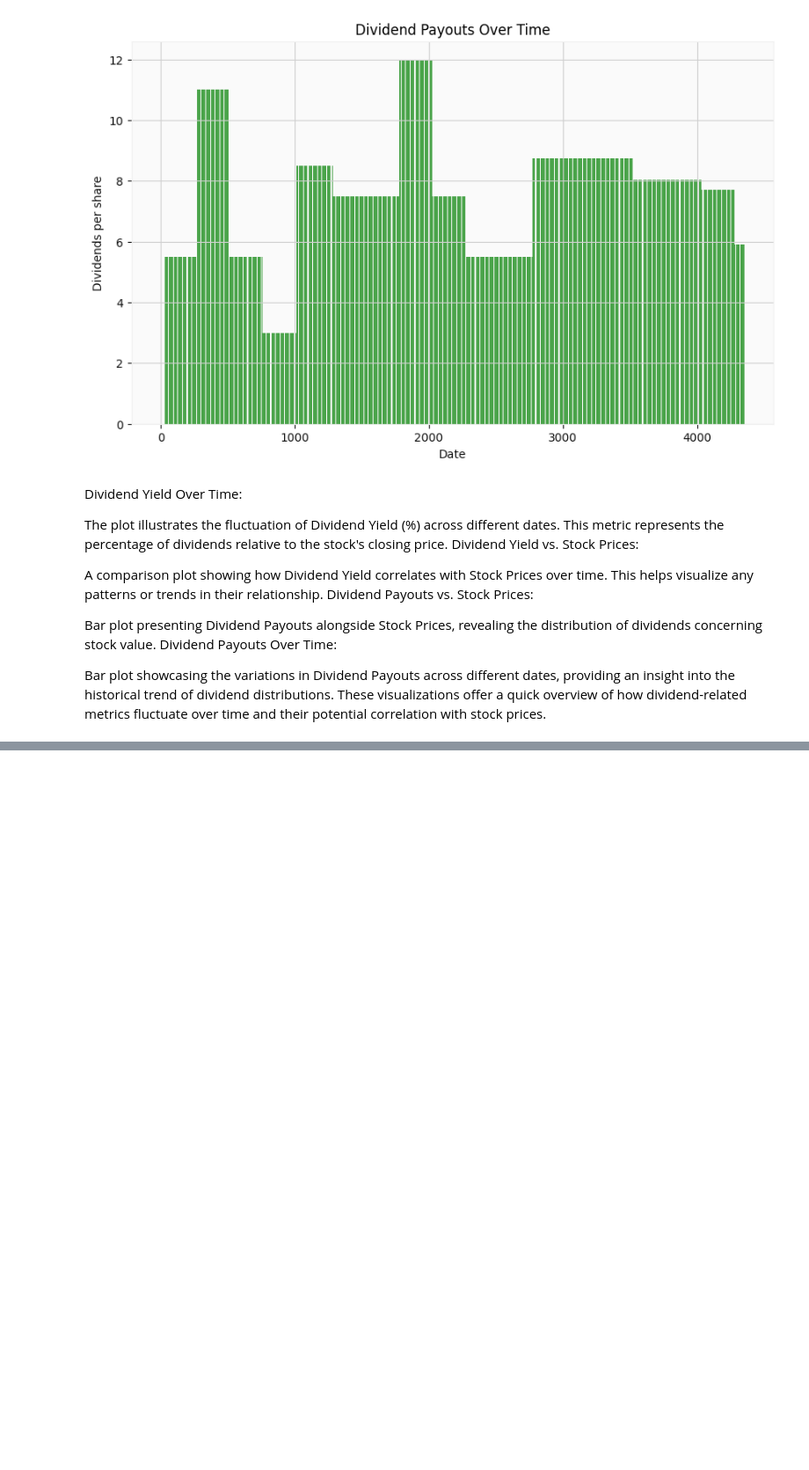
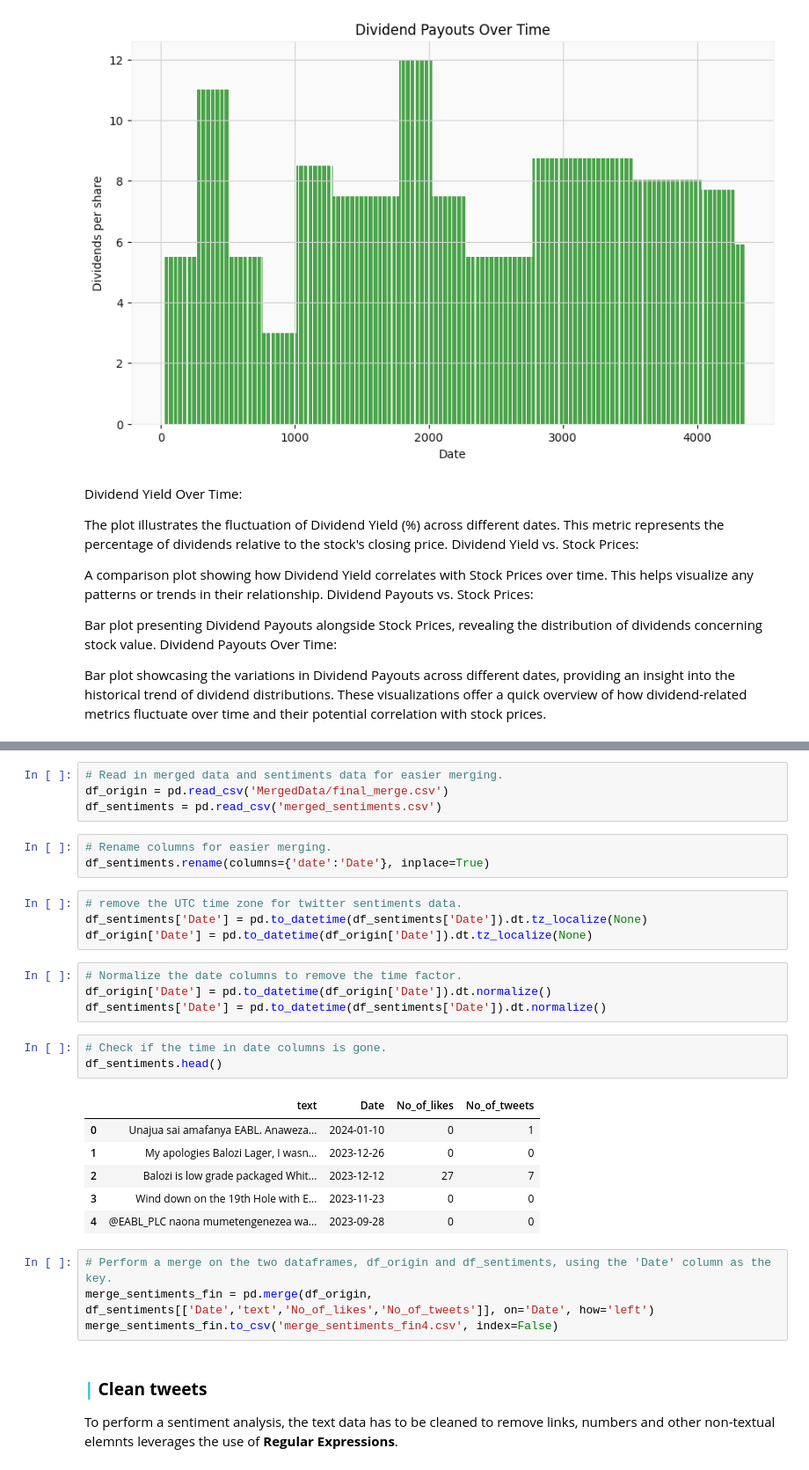
Before and after one commit to derak-isaack/dsc-capstone-project_finale, a Jupyter notebook: main.ipynb, the cells around one changed output, grey strips where cells are left out. Shown at 88% size. Saved outputs shown, nothing was run; the diff lists cells and outputs as text; blank space fills up the shorter version.

Commit message:
commenced sentiment analysis

```diff
--- a/main.ipynb
+++ b/main.ipynb
@@ -848,0 +839,33 @@ Each firm or organization should prioritize the interests of stakeholders before
+# %%
+# Read in merged data and sentiments data for easier merging.
+df_origin = pd.read_csv('MergedData/final_merge.csv')
+df_sentiments = pd.read_csv('merged_sentiments.csv')
+# %%
+# Rename columns for easier merging.
+df_sentiments.rename(columns={'date':'Date'}, inplace=True)
+# %%
+# remove the UTC time zone for twitter sentiments data.
+df_sentiments['Date'] = pd.to_datetime(df_sentiments['Date']).dt.tz_localize(None)
+df_origin['Date'] = pd.to_datetime(df_origin['Date']).dt.tz_localize(None)
+# %%
+# Normalize the date columns to remove the time factor.
+df_origin['Date'] = pd.to_datetime(df_origin['Date']).dt.normalize()
+df_sentiments['Date'] = pd.to_datetime(df_sentiments['Date']).dt.normalize()
+# %%
+# Check if the time in date columns is gone.
+df_sentiments.head()
+# %% [output]
+|  | text | Date | No_of_likes | No_of_tweets |
+| 0 | Unajua sai amafanya EABL. Anaweza... | 2024-01-10 | 0 | 1 |
+| 1 | My apologies Balozi Lager, I wasn... | 2023-12-26 | 0 | 0 |
+| 2 | Balozi is low grade packaged Whit... | 2023-12-12 | 27 | 7 |
+| 3 | Wind down on the 19th Hole with E... | 2023-11-23 | 0 | 0 |
+| 4 | @EABL_PLC naona mumetengenezea wa... | 2023-09-28 | 0 | 0 |
+# %%
+# Perform a merge on the two dataframes, df_origin and df_sentiments, using the 'Date' column as the key.
+merge_sentiments_fin = pd.merge(df_origin, df_sentiments[['Date','text','No_of_likes','No_of_tweets']], on='Date', how='left')
+merge_sentiments_fin.to_csv('merge_sentiments_fin4.csv', index=False)
+# %% [markdown]
+### <b><span style='color:#16C2D5'>|</span> Clean tweets</b>
+
+To perform a sentiment analysis, the text data has to be cleaned to remove links, numbers and other non-textual elemnts leverages the use of **Regular Expressions**.
```
Also changed, not shown: parts of 3 cells of this notebook, 1 other file.
